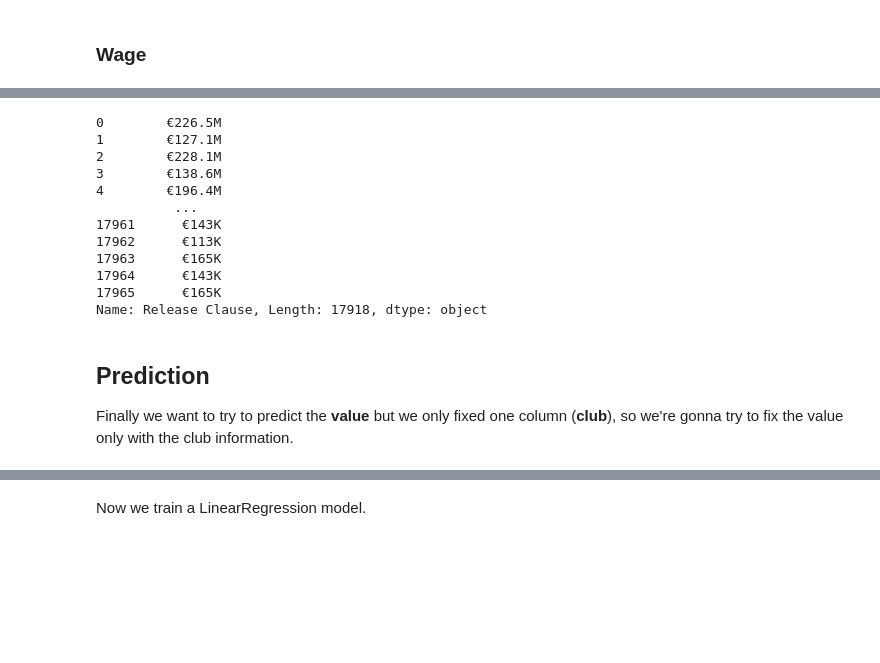
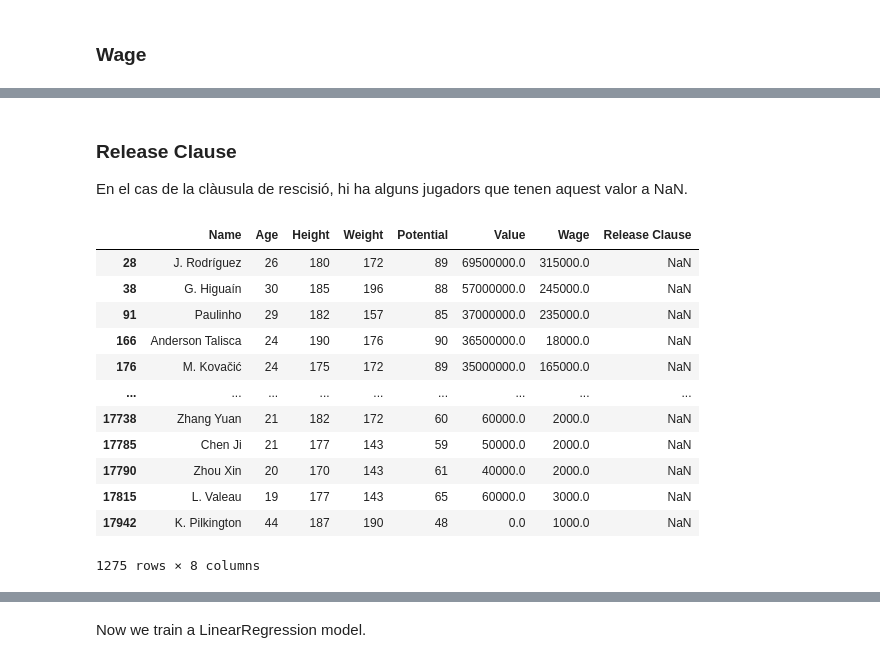
Before and after one commit to lluiscamino/practica-ia, a Jupyter notebook: introduction/fifa_practice.ipynb, the cells around one changed output, grey strips where cells are left out. Cells and saved outputs as stored; diff of their text form; code cells hidden in the pictures; blank space fills up the shorter version.

```diff
--- a/introduction/fifa_practice.ipynb
+++ b/introduction/fifa_practice.ipynb
@@ -275,19 +206,19 @@ df.head()
-# %%
-df.pop("Release Clause")
-# %% [output]
-0        €226.5M
-1        €127.1M
-2        €228.1M
-3        €138.6M
-4        €196.4M
-          ...
-17961      €143K
-17962      €113K
-17963      €165K
-17964      €143K
-17965      €165K
-Name: Release Clause, Length: 17918, dtype: object
-# %% [markdown]
-## Prediction
-
-Finally we want to try to predict the **value** but we only fixed one column (**club**), so we're gonna try to fix the value only with the club information.
+# %% [markdown]
+### Release Clause
+En el cas de la clàusula de rescisió, hi ha alguns jugadors que tenen aquest valor a NaN.
+# %%
+df.loc[df["Release Clause"] != df["Release Clause"]][["Name", "Age", "Height", "Weight", "Potential", "Value", "Wage", "Release Clause"]]
+# %% [output]
+|  | Name | Age | Height | Weight | Potential | Value | Wage | Release Clause |
+| 28 | J. Rodríguez | 26 | 180 | 172 | 89 | 69500000.0 | 315000.0 | NaN |
+| 38 | G. Higuaín | 30 | 185 | 196 | 88 | 57000000.0 | 245000.0 | NaN |
+| 91 | Paulinho | 29 | 182 | 157 | 85 | 37000000.0 | 235000.0 | NaN |
+| 166 | Anderson Talisca | 24 | 190 | 176 | 90 | 36500000.0 | 18000.0 | NaN |
+| 176 | M. Kovačić | 24 | 175 | 172 | 89 | 35000000.0 | 165000.0 | NaN |
+| ... | ... | ... | ... | ... | ... | ... | ... | ... |
+| 17738 | Zhang Yuan | 21 | 182 | 172 | 60 | 60000.0 | 2000.0 | NaN |
+| 17785 | Chen Ji | 21 | 177 | 143 | 59 | 50000.0 | 2000.0 | NaN |
+| 17790 | Zhou Xin | 20 | 170 | 143 | 61 | 40000.0 | 2000.0 | NaN |
+| 17815 | L. Valeau | 19 | 177 | 143 | 65 | 60000.0 | 3000.0 | NaN |
+| 17942 | K. Pilkington | 44 | 187 | 190 | 48 | 0.0 | 1000.0 | NaN |
+1275 rows × 8 columns
```
Also changed, not shown: parts of 63 cells of this notebook.
